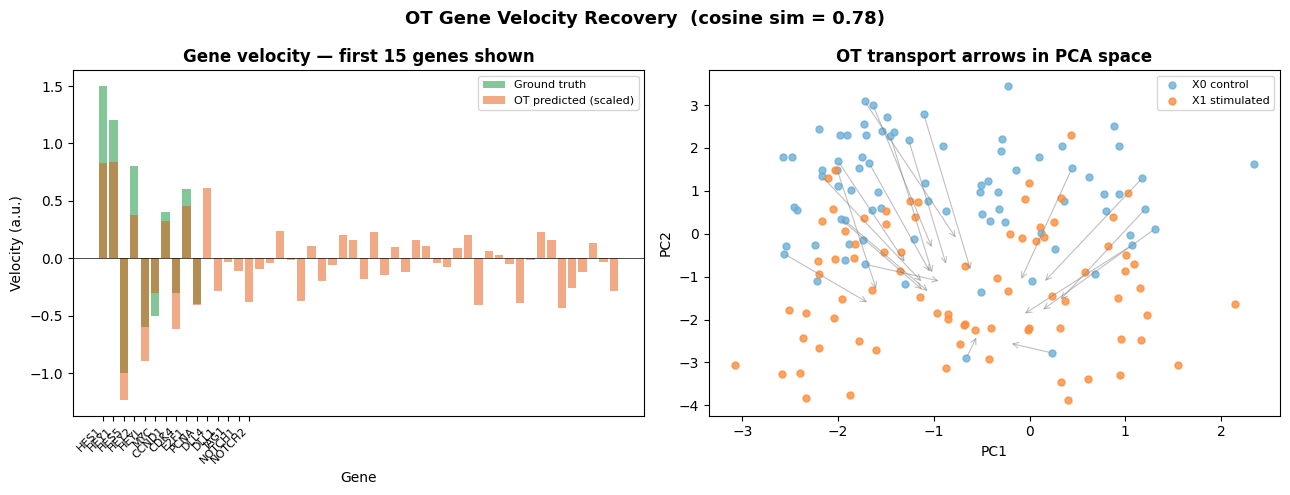
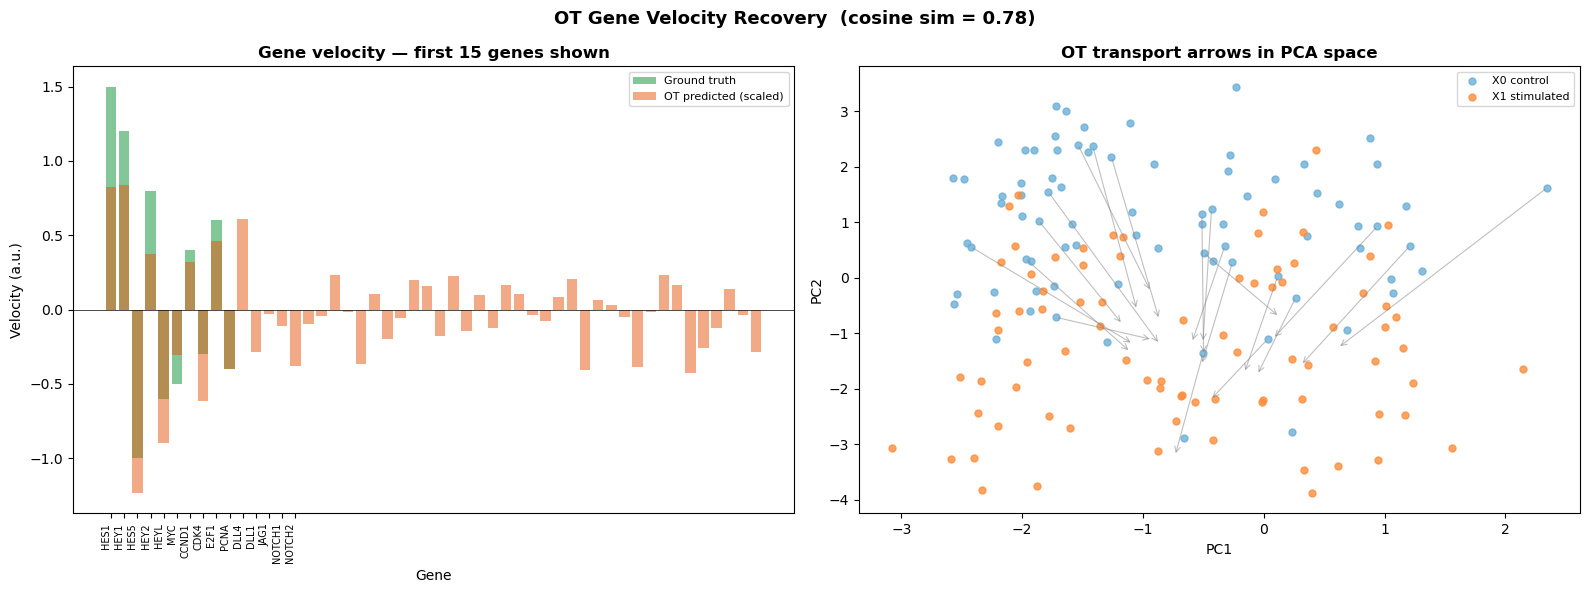
Code edit (unified diff) that turned the first committed figure into the second:
--- before
+++ after
@@ -11,5 +11,7 @@
 ax.axhline(0, color="black", lw=0.5)
 ax.set_xticks(x[:15])
-ax.set_xticklabels(gene_names[:15], rotation=45, ha="right", fontsize=8)
+fig.set_size_inches(16, 6)
+
+ax.set_xticklabels(gene_names[:15], rotation=90, ha="right", fontsize=7)
 ax.set_xlabel("Gene"); ax.set_ylabel("Velocity (a.u.)")
 ax.set_title("Gene velocity — first 15 genes shown", fontweight="bold")

Commit: switching to mac branch